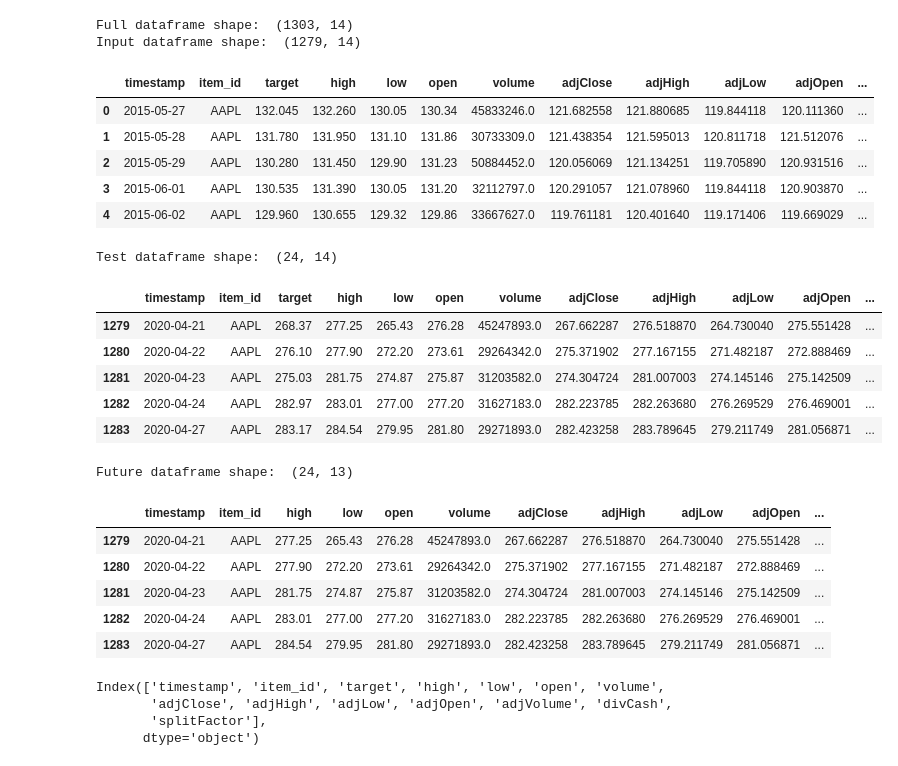
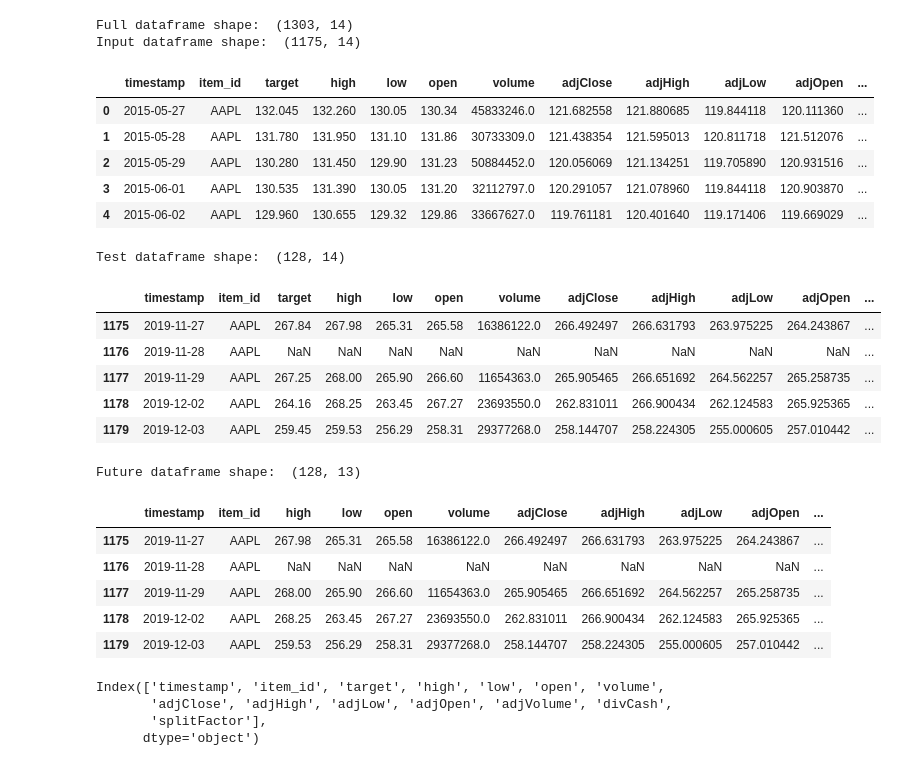
Before and after one commit to zhukeshhhh/chronos, a Jupyter notebook: notebooks/apple.ipynb, the cells around one changed output. Saved outputs shown, nothing was run; the diff lists cells and outputs as text; code cells hidden in the pictures.

```diff
--- a/notebooks/apple.ipynb
+++ b/notebooks/apple.ipynb
@@ -27,7 +27,7 @@ data.head()
 | 4 | 4 | AAPL | 2015-06-02 00:00:00+00:00 | 129.960 | 130.655 | 129.32 | 129.86 | 33667627 | 119.761181 | 120.401640 | 119.171406 | ... |
 # %%
 target = 'target'
-prediction_length = 24
+prediction_length = 128
 id_column = 'item_id'
 timestamp_column = 'timestamp'
 timeseries_id = 'AAPL'
@@ -55,47 +55,47 @@ data[id_column] = timeseries_id
 
 
 
 # Rebuild context and future parts
 context_df = data.iloc[: -prediction_length]
 test_df = data.iloc[-prediction_length:]
 future_df = test_df.drop(columns=[target])
 
 
 print("Full dataframe shape: ", data.shape)
 
 print("Input dataframe shape: ", context_df.shape)
 display(context_df.head())
 
 print("Test dataframe shape: ", test_df.shape)
 display(test_df.head())
 
 print("Future dataframe shape: ", future_df.shape)
 display(future_df.head())
 
 print(data.columns)
 # %% [output]
 Full dataframe shape:  (1303, 14)
-Input dataframe shape:  (1279, 14)
+Input dataframe shape:  (1175, 14)
 |  | timestamp | item_id | target | high | low | open | volume | adjClose | adjHigh | adjLow | adjOpen | ... |
 | 0 | 2015-05-27 | AAPL | 132.045 | 132.260 | 130.05 | 130.34 | 45833246.0 | 121.682558 | 121.880685 | 119.844118 | 120.111360 | ... |
 | 1 | 2015-05-28 | AAPL | 131.780 | 131.950 | 131.10 | 131.86 | 30733309.0 | 121.438354 | 121.595013 | 120.811718 | 121.512076 | ... |
 | 2 | 2015-05-29 | AAPL | 130.280 | 131.450 | 129.90 | 131.23 | 50884452.0 | 120.056069 | 121.134251 | 119.705890 | 120.931516 | ... |
 | 3 | 2015-06-01 | AAPL | 130.535 | 131.390 | 130.05 | 131.20 | 32112797.0 | 120.291057 | 121.078960 | 119.844118 | 120.903870 | ... |
 | 4 | 2015-06-02 | AAPL | 129.960 | 130.655 | 129.32 | 129.86 | 33667627.0 | 119.761181 | 120.401640 | 119.171406 | 119.669029 | ... |
-Test dataframe shape:  (24, 14)
+Test dataframe shape:  (128, 14)
 |  | timestamp | item_id | target | high | low | open | volume | adjClose | adjHigh | adjLow | adjOpen | ... |
-| 1279 | 2020-04-21 | AAPL | 268.37 | 277.25 | 265.43 | 276.28 | 45247893.0 | 267.662287 | 276.518870 | 264.730040 | 275.551428 | ... |
-| 1280 | 2020-04-22 | AAPL | 276.10 | 277.90 | 272.20 | 273.61 | 29264342.0 | 275.371902 | 277.167155 | 271.482187 | 272.888469 | ... |
-| 1281 | 2020-04-23 | AAPL | 275.03 | 281.75 | 274.87 | 275.87 | 31203582.0 | 274.304724 | 281.007003 | 274.145146 | 275.142509 | ... |
-| 1282 | 2020-04-24 | AAPL | 282.97 | 283.01 | 277.00 | 277.20 | 31627183.0 | 282.223785 | 282.263680 | 276.269529 | 276.469001 | ... |
-| 1283 | 2020-04-27 | AAPL | 283.17 | 284.54 | 279.95 | 281.80 | 29271893.0 | 282.423258 | 283.789645 | 279.211749 | 281.056871 | ... |
+| 1175 | 2019-11-27 | AAPL | 267.84 | 267.98 | 265.31 | 265.58 | 16386122.0 | 266.492497 | 266.631793 | 263.975225 | 264.243867 | ... |
+| 1176 | 2019-11-28 | AAPL | NaN | NaN | NaN | NaN | NaN | NaN | NaN | NaN | NaN | ... |
+| 1177 | 2019-11-29 | AAPL | 267.25 | 268.00 | 265.90 | 266.60 | 11654363.0 | 265.905465 | 266.651692 | 264.562257 | 265.258735 | ... |
+| 1178 | 2019-12-02 | AAPL | 264.16 | 268.25 | 263.45 | 267.27 | 23693550.0 | 262.831011 | 266.900434 | 262.124583 | 265.925365 | ... |
+| 1179 | 2019-12-03 | AAPL | 259.45 | 259.53 | 256.29 | 258.31 | 29377268.0 | 258.144707 | 258.224305 | 255.000605 | 257.010442 | ... |
-Future dataframe shape:  (24, 13)
+Future dataframe shape:  (128, 13)
 |  | timestamp | item_id | high | low | open | volume | adjClose | adjHigh | adjLow | adjOpen | ... |
-| 1279 | 2020-04-21 | AAPL | 277.25 | 265.43 | 276.28 | 45247893.0 | 267.662287 | 276.518870 | 264.730040 | 275.551428 | ... |
-| 1280 | 2020-04-22 | AAPL | 277.90 | 272.20 | 273.61 | 29264342.0 | 275.371902 | 277.167155 | 271.482187 | 272.888469 | ... |
-| 1281 | 2020-04-23 | AAPL | 281.75 | 274.87 | 275.87 | 31203582.0 | 274.304724 | 281.007003 | 274.145146 | 275.142509 | ... |
-| 1282 | 2020-04-24 | AAPL | 283.01 | 277.00 | 277.20 | 31627183.0 | 282.223785 | 282.263680 | 276.269529 | 276.469001 | ... |
-| 1283 | 2020-04-27 | AAPL | 284.54 | 279.95 | 281.80 | 29271893.0 | 282.423258 | 283.789645 | 279.211749 | 281.056871 | ... |
+| 1175 | 2019-11-27 | AAPL | 267.98 | 265.31 | 265.58 | 16386122.0 | 266.492497 | 266.631793 | 263.975225 | 264.243867 | ... |
+| 1176 | 2019-11-28 | AAPL | NaN | NaN | NaN | NaN | NaN | NaN | NaN | NaN | ... |
+| 1177 | 2019-11-29 | AAPL | 268.00 | 265.90 | 266.60 | 11654363.0 | 265.905465 | 266.651692 | 264.562257 | 265.258735 | ... |
+| 1178 | 2019-12-02 | AAPL | 268.25 | 263.45 | 267.27 | 23693550.0 | 262.831011 | 266.900434 | 262.124583 | 265.925365 | ... |
+| 1179 | 2019-12-03 | AAPL | 259.53 | 256.29 | 258.31 | 29377268.0 | 258.144707 | 258.224305 | 255.000605 | 257.010442 | ... |
 Index(['timestamp', 'item_id', 'target', 'high', 'low', 'open', 'volume',
        'adjClose', 'adjHigh', 'adjLow', 'adjOpen', 'adjVolume', 'divCash',
        'splitFactor'],
```
Also changed, not shown: parts of 2 cells of this notebook.
